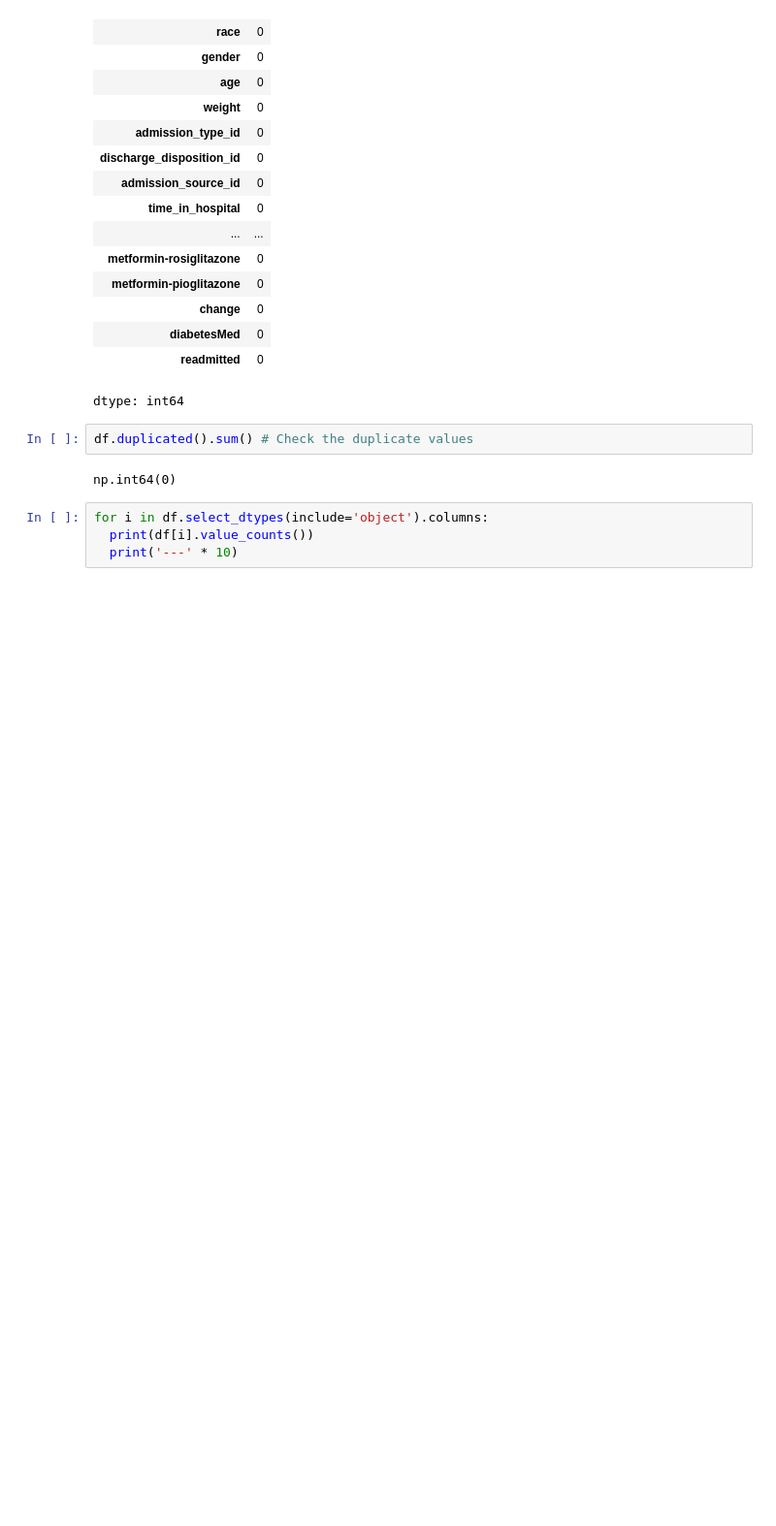
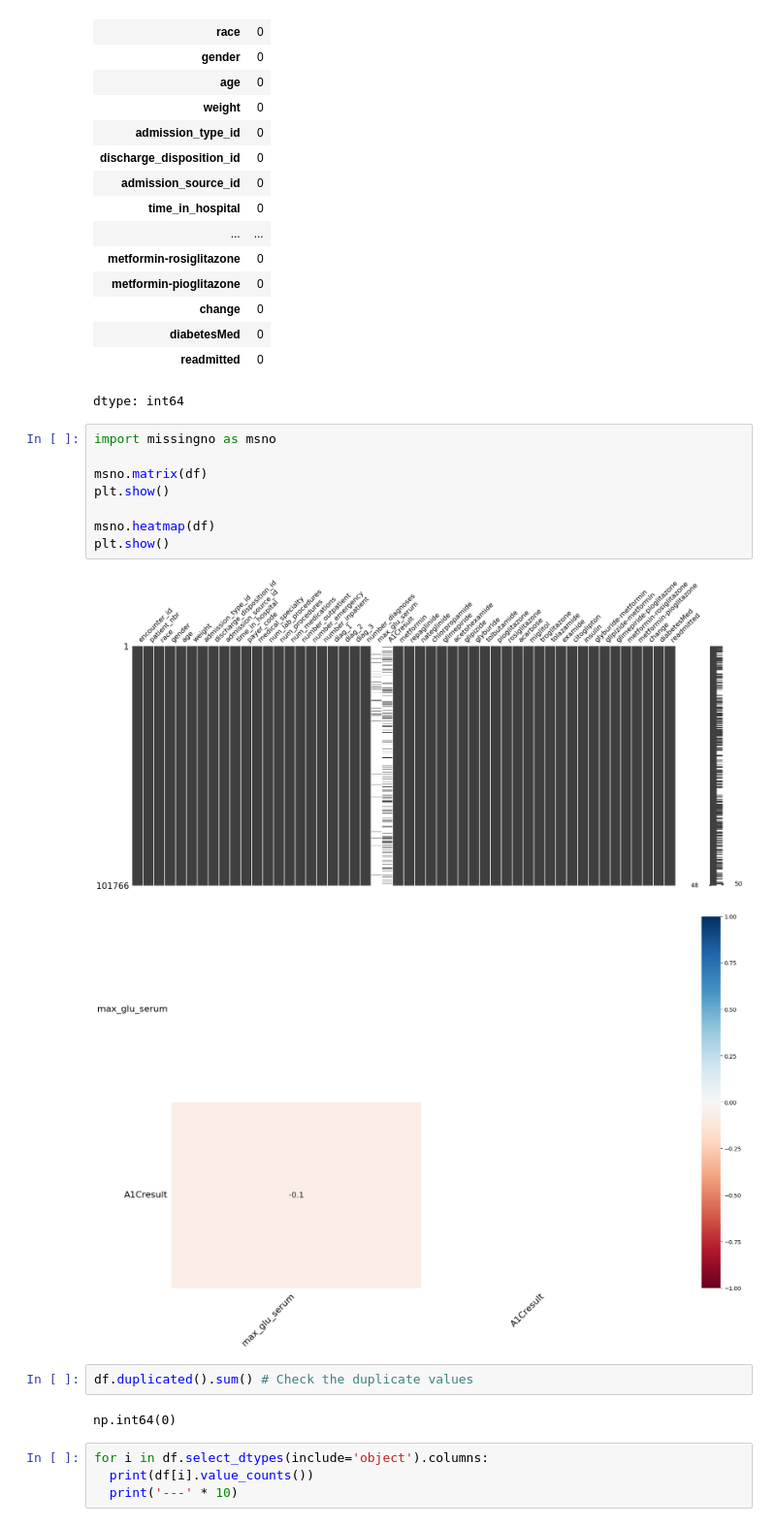
Before and after one commit to yomnabayomi/Hospital-Readmission-Prediction, a Jupyter notebook: Project (2).ipynb, the cells around one changed output. Shown at 97% size. Saved outputs shown, nothing was run; the diff lists cells and outputs as text; blank space fills up the shorter version.

```diff
--- a/Project (2).ipynb
+++ b/Project (2).ipynb
@@ -53,6 +55,17 @@ df.isnull().sum() # Check the missing values
 | diabetesMed | 0 |
 | readmitted | 0 |
 dtype: int64
+# %%
+import missingno as msno
+
+msno.matrix(df)
+plt.show()
+
+msno.heatmap(df)
+plt.show()
+# %% [output]
+[figure, added]
+[figure, added]
 # %%
 df.duplicated().sum() # Check the duplicate values
 # %% [output]
```
Also changed, not shown: parts of 11 cells of this notebook.
